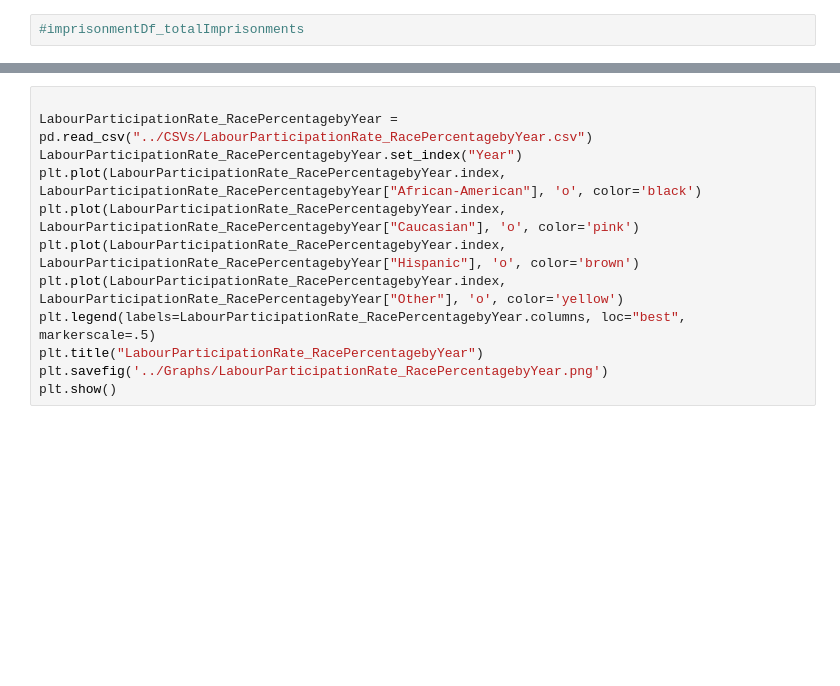
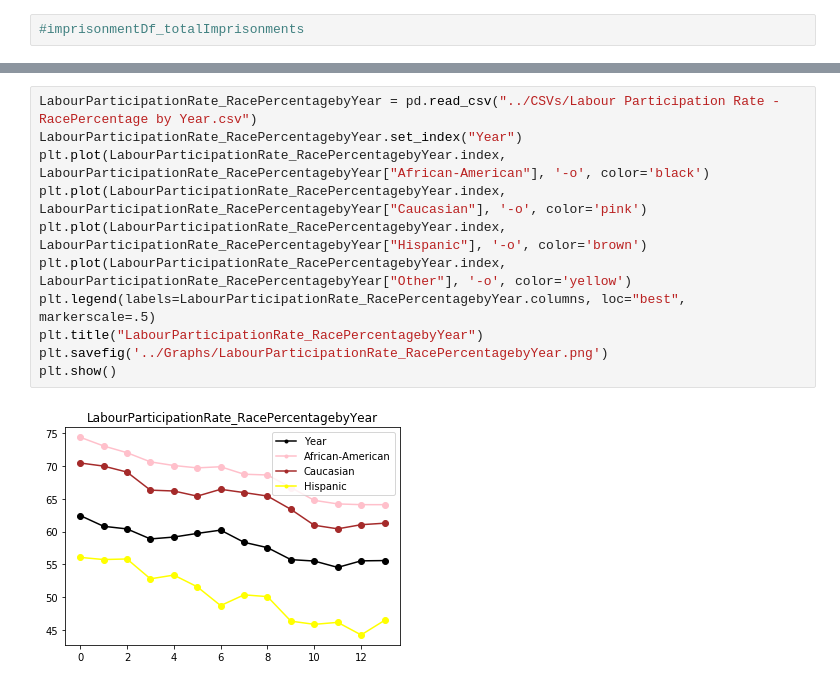
Before and after one commit to callanyan/BootCamp_GroupProjecT_Team5-by-5, a Jupyter notebook: Cleaning_Actual/ImprisonmentData_07.ipynb, the cells around one changed output, grey strips where cells are left out. Saved outputs shown, nothing was run; the diff lists cells and outputs as text; blank space fills up the shorter version.

```diff
--- a/Cleaning_Actual/ImprisonmentData_07.ipynb
+++ b/Cleaning_Actual/ImprisonmentData_07.ipynb
@@ -398,12 +398,13 @@ plt.show()
 # %%
-
-LabourParticipationRate_RacePercentagebyYear = pd.read_csv("../CSVs/LabourParticipationRate_RacePercentagebyYear.csv")
+LabourParticipationRate_RacePercentagebyYear = pd.read_csv("../CSVs/Labour Participation Rate - RacePercentage by Year.csv")
 LabourParticipationRate_RacePercentagebyYear.set_index("Year")
-plt.plot(LabourParticipationRate_RacePercentagebyYear.index, LabourParticipationRate_RacePercentagebyYear["African-American"], 'o', color='black')
-plt.plot(LabourParticipationRate_RacePercentagebyYear.index, LabourParticipationRate_RacePercentagebyYear["Caucasian"], 'o', color='pink')
-plt.plot(LabourParticipationRate_RacePercentagebyYear.index, LabourParticipationRate_RacePercentagebyYear["Hispanic"], 'o', color='brown')
-plt.plot(LabourParticipationRate_RacePercentagebyYear.index, LabourParticipationRate_RacePercentagebyYear["Other"], 'o', color='yellow')
+plt.plot(LabourParticipationRate_RacePercentagebyYear.index, LabourParticipationRate_RacePercentagebyYear["African-American"], '-o', color='black')
+plt.plot(LabourParticipationRate_RacePercentagebyYear.index, LabourParticipationRate_RacePercentagebyYear["Caucasian"], '-o', color='pink')
+plt.plot(LabourParticipationRate_RacePercentagebyYear.index, LabourParticipationRate_RacePercentagebyYear["Hispanic"], '-o', color='brown')
+plt.plot(LabourParticipationRate_RacePercentagebyYear.index, LabourParticipationRate_RacePercentagebyYear["Other"], '-o', color='yellow')
 plt.legend(labels=LabourParticipationRate_RacePercentagebyYear.columns, loc="best", markerscale=.5)
 plt.title("LabourParticipationRate_RacePercentagebyYear")
 plt.savefig('../Graphs/LabourParticipationRate_RacePercentagebyYear.png')
 plt.show()
+# %% [output]
+[figure, added]
```
Also changed, not shown: parts of 7 cells of this notebook, 9 other files.
